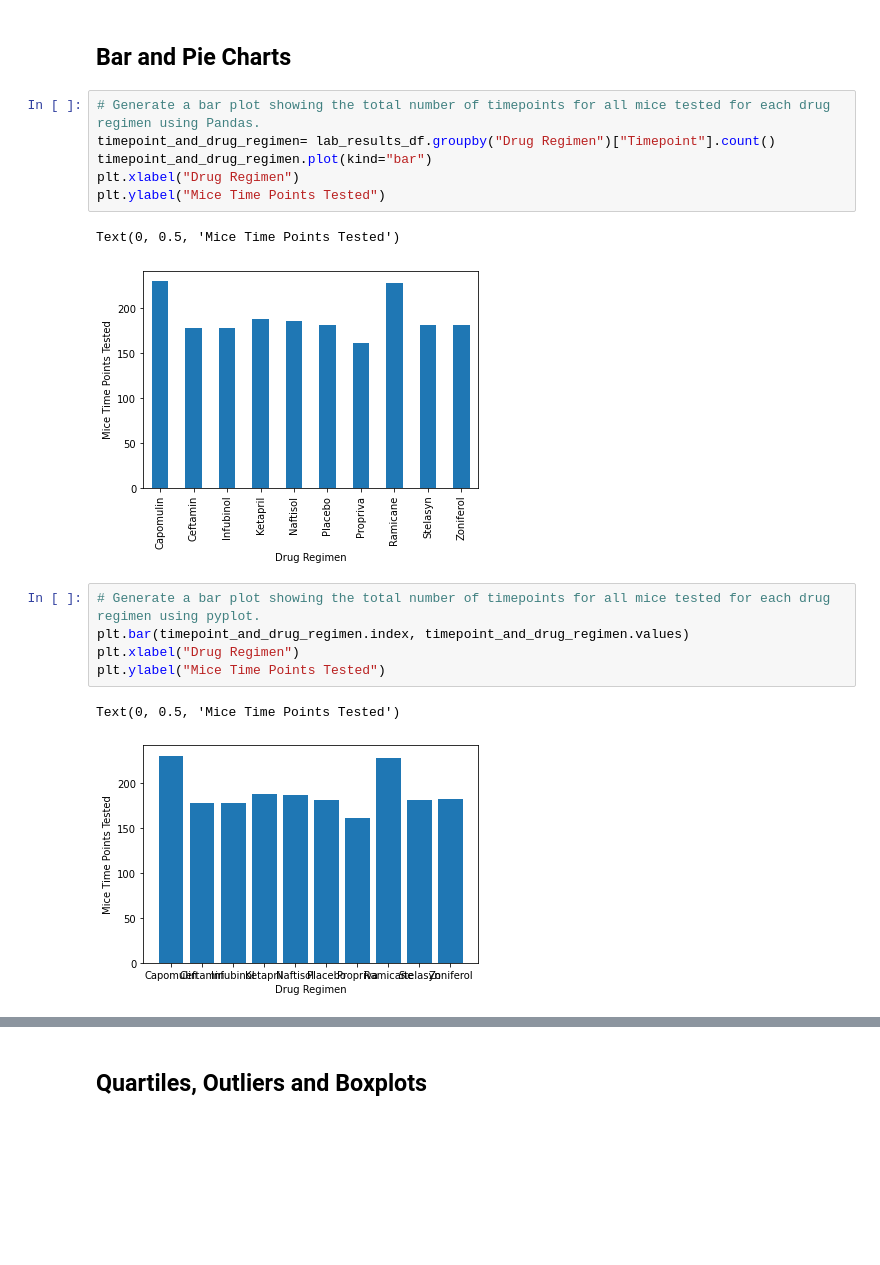
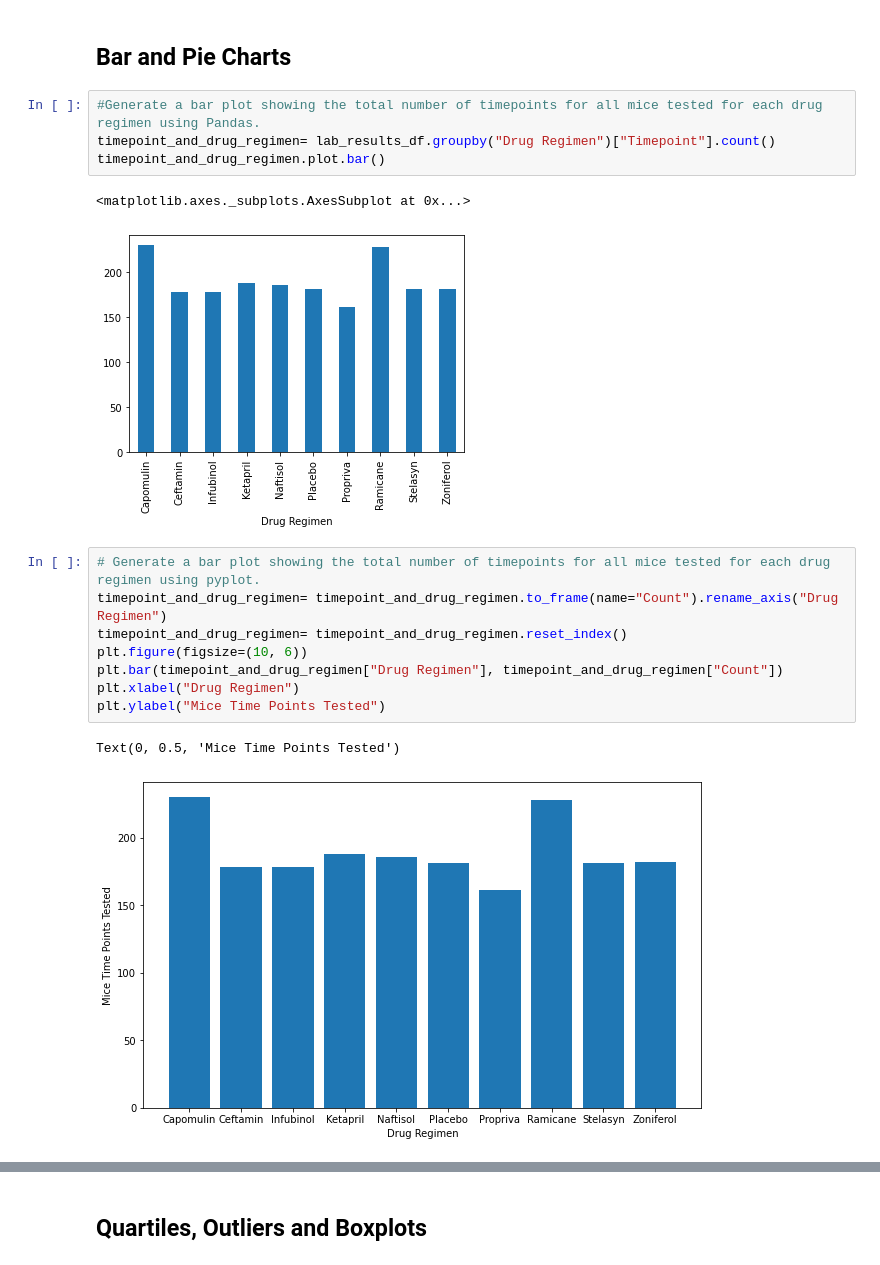
Before and after one commit to sdwhitson/Matplotlib_Challange, a Jupyter notebook: Pymaceuticals/pymaceuticals_starter.ipynb, the cells around one changed output, grey strips where cells are left out. Saved outputs shown, nothing was run; the diff lists cells and outputs as text; blank space fills up the shorter version.

```diff
--- a/Pymaceuticals/pymaceuticals_starter.ipynb
+++ b/Pymaceuticals/pymaceuticals_starter.ipynb
@@ -95,22 +95,23 @@ one_line_drug_regimen_stats
 # %% [markdown]
 ## Bar and Pie Charts
 # %%
-# Generate a bar plot showing the total number of timepoints for all mice tested for each drug regimen using Pandas.
+#Generate a bar plot showing the total number of timepoints for all mice tested for each drug regimen using Pandas.
 timepoint_and_drug_regimen= lab_results_df.groupby("Drug Regimen")["Timepoint"].count()
-timepoint_and_drug_regimen.plot(kind="bar")
-plt.xlabel("Drug Regimen")
-plt.ylabel("Mice Time Points Tested")
+timepoint_and_drug_regimen.plot.bar()
 # %% [output]
-Text(0, 0.5, 'Mice Time Points Tested')
+<matplotlib.axes._subplots.AxesSubplot at 0x...>
-[figure, old version]
+[figure, new version]
 # %%
 # Generate a bar plot showing the total number of timepoints for all mice tested for each drug regimen using pyplot.
-plt.bar(timepoint_and_drug_regimen.index, timepoint_and_drug_regimen.values)
+timepoint_and_drug_regimen= timepoint_and_drug_regimen.to_frame(name="Count").rename_axis("Drug Regimen")
+timepoint_and_drug_regimen= timepoint_and_drug_regimen.reset_index()
+plt.figure(figsize=(10, 6))
+plt.bar(timepoint_and_drug_regimen["Drug Regimen"], timepoint_and_drug_regimen["Count"])
 plt.xlabel("Drug Regimen")
 plt.ylabel("Mice Time Points Tested")
 # %% [output]
 Text(0, 0.5, 'Mice Time Points Tested')
-[figure, old version]
+[figure, new version]
 # %%
 # Generate a pie plot showing the distribution of female versus male mice using Pandas
 male_vs_female= lab_results_df.groupby("Sex").nunique()["Mouse ID"]
```
Also changed, not shown: parts of 5 cells of this notebook, 1 other file.
